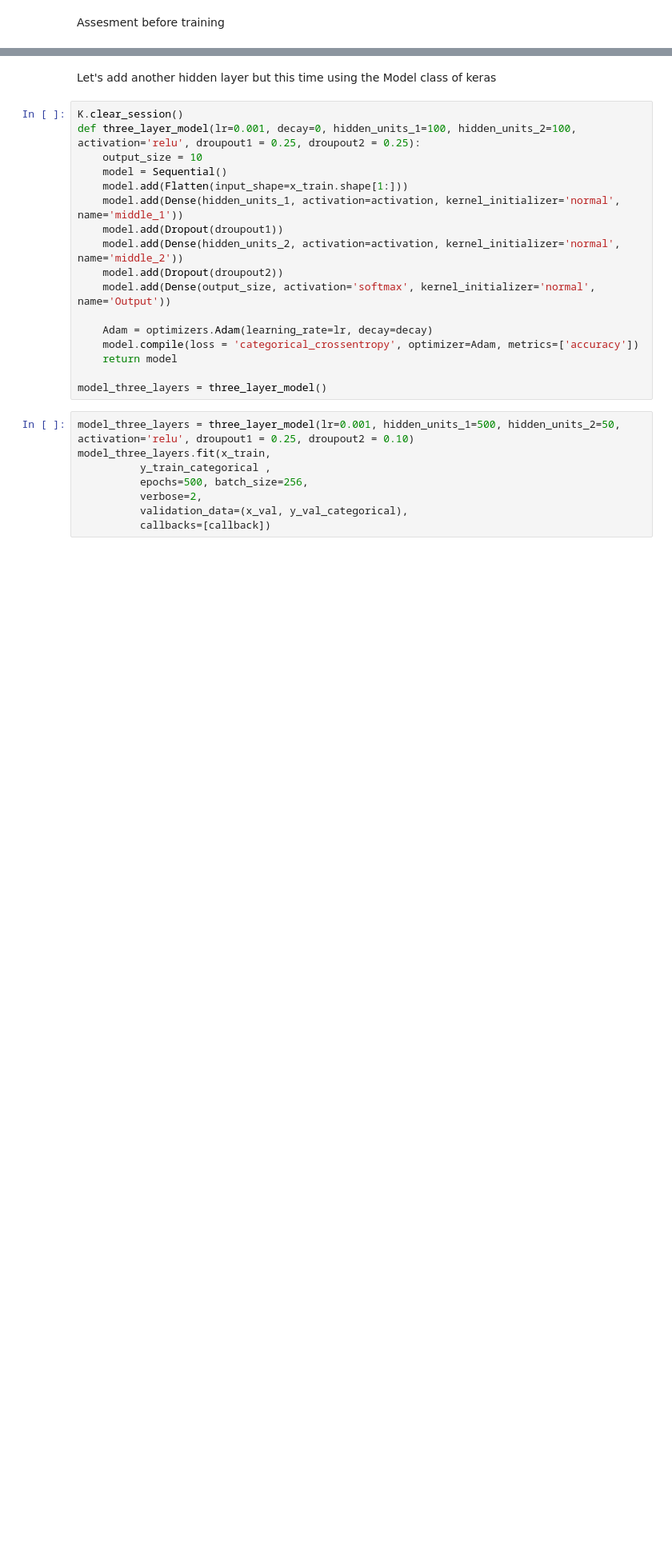
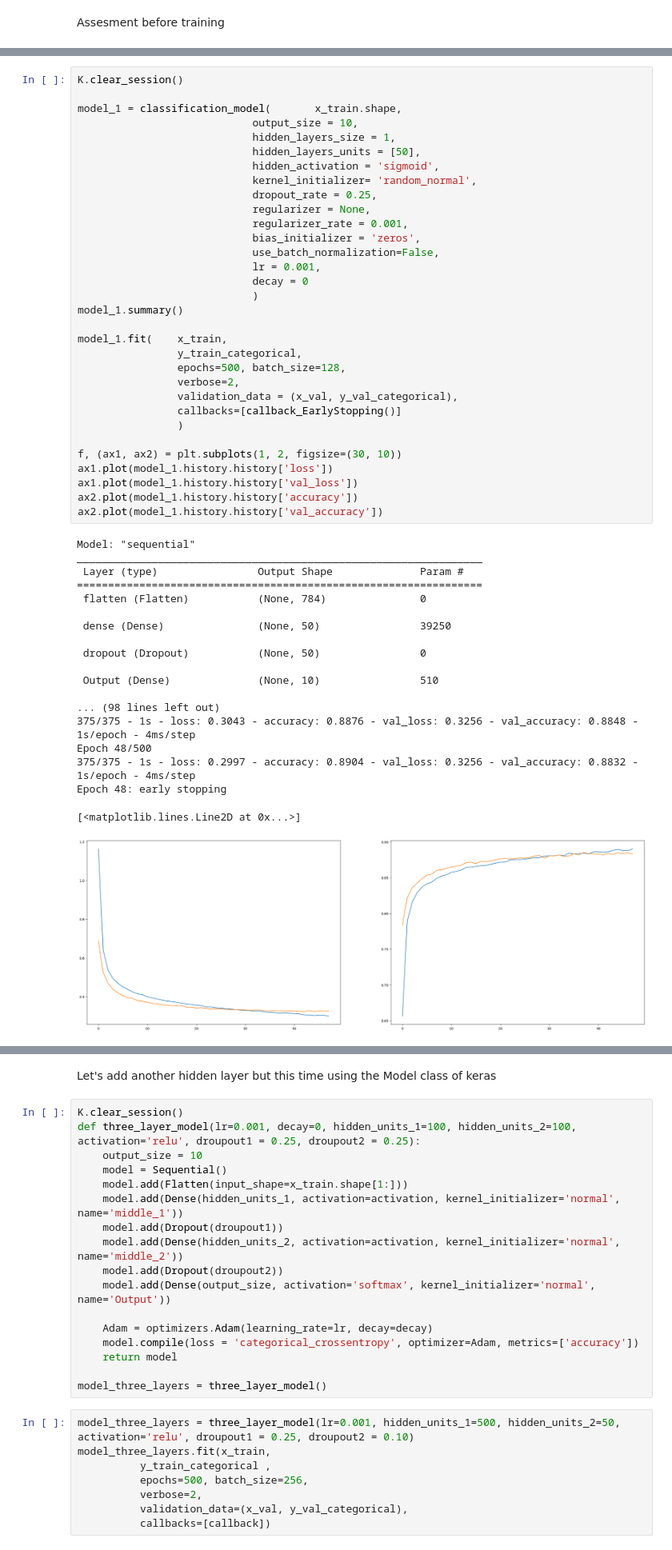
Before and after one commit to fnmolina/neural-networks-classification-regression-project, a Jupyter notebook: ej1.ipynb, the cells around one changed output, grey strips where cells are left out. Shown at 80% size. Cells and saved outputs as stored; diff of their text form; blank space fills up the shorter version.

```diff
--- a/ej1.ipynb
+++ b/ej1.ipynb
@@ -304,0 +343,52 @@ ax2.plot(model_two_layers.history.history['val_accuracy'])
+# %%
+K.clear_session()
+
+model_1 = classification_model(       x_train.shape,
+                            output_size = 10,
+                            hidden_layers_size = 1,
+                            hidden_layers_units = [50],
+                            hidden_activation = 'sigmoid',
+                            kernel_initializer= 'random_normal',
+                            dropout_rate = 0.25,
+                            regularizer = None,
+                            regularizer_rate = 0.001,
+                            bias_initializer = 'zeros',
+                            use_batch_normalization=False,
+                            lr = 0.001,
+                            decay = 0
+                            )
+model_1.summary()
+
+model_1.fit(    x_train,
+                y_train_categorical,
+                epochs=500, batch_size=128,
+                verbose=2,
+                validation_data = (x_val, y_val_categorical),
+                callbacks=[callback_EarlyStopping()]
+                )
+
+f, (ax1, ax2) = plt.subplots(1, 2, figsize=(30, 10))
+ax1.plot(model_1.history.history['loss'])
+ax1.plot(model_1.history.history['val_loss'])
+ax2.plot(model_1.history.history['accuracy'])
+ax2.plot(model_1.history.history['val_accuracy'])
+# %% [output]
+Model: "sequential"
+_________________________________________________________________
+ Layer (type)                Output Shape              Param #
+=================================================================
+ flatten (Flatten)           (None, 784)               0
+
+ dense (Dense)               (None, 50)                39250
+
+ dropout (Dropout)           (None, 50)                0
+
+ Output (Dense)              (None, 10)                510
+
+... (98 lines left out)
+375/375 - 1s - loss: 0.3043 - accuracy: 0.8876 - val_loss: 0.3256 - val_accuracy: 0.8848 - 1s/epoch - 4ms/step
+Epoch 48/500
+375/375 - 1s - loss: 0.2997 - accuracy: 0.8904 - val_loss: 0.3256 - val_accuracy: 0.8832 - 1s/epoch - 4ms/step
+Epoch 48: early stopping
+[<matplotlib.lines.Line2D at 0x...>]
+[figure, added]
```
Also changed, not shown: parts of 31 cells of this notebook, 2 other files.
